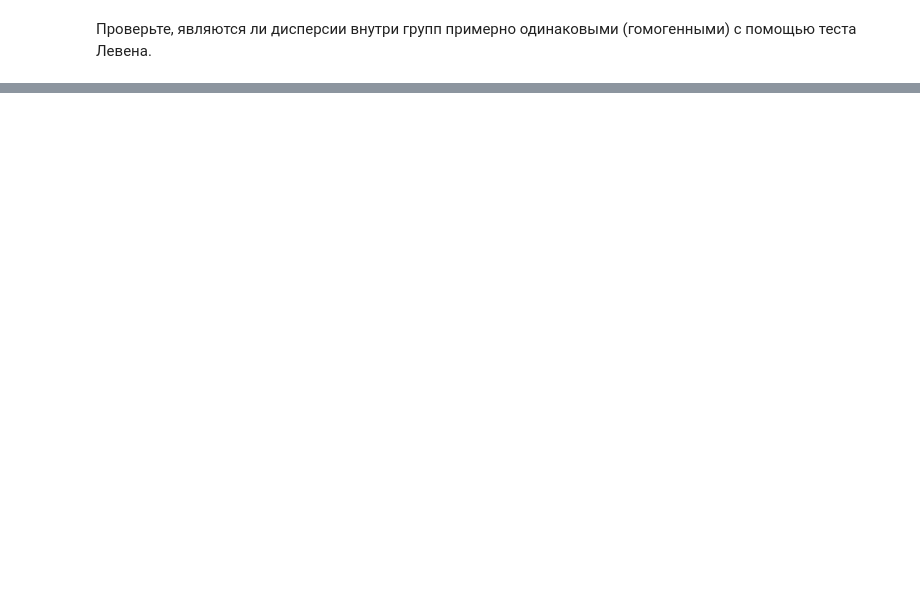
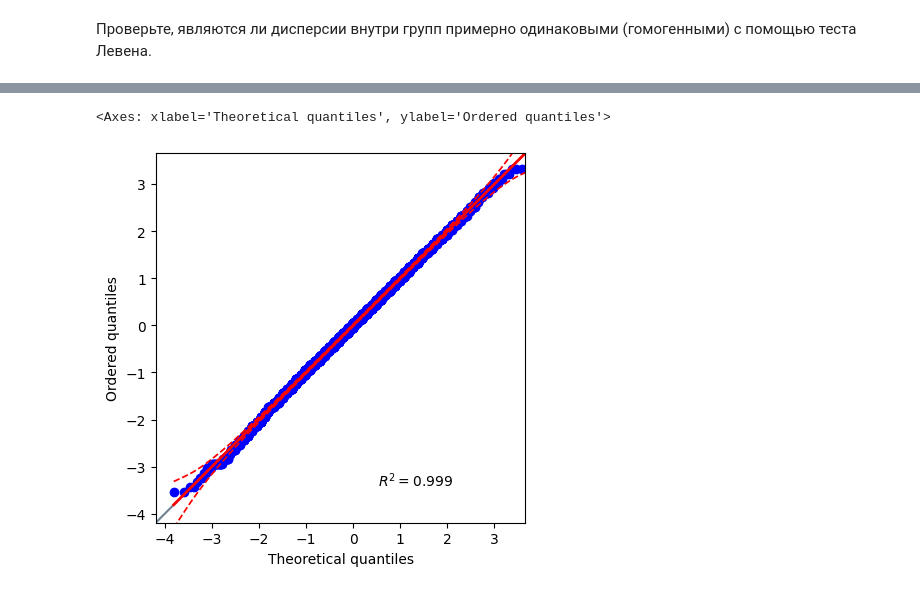
Before and after one commit to Praldmur/Simulation, a Jupyter notebook: 6_mod/5.ipynb, the cells around one changed output, grey strips where cells are left out. Drawn from its saved outputs; the diff is of its cells as text; code cells hidden in the pictures; blank space fills up the shorter version.

```diff
--- a/6_mod/5.ipynb
+++ b/6_mod/5.ipynb
@@ -1,12 +1,17 @@
 # %%
 import pandas as pd
-import scipy.stats as ss
+import scipy.stats as st
 import statsmodels.api as sm
 import statsmodels.formula.api as smf
 from statsmodels.stats.api import anova_lm
 from statsmodels.stats.multicomp import (pairwise_tukeyhsd, MultiComparison)
 import pingouin as pg
 import seaborn as sns
+import matplotlib.pyplot as plt
+sns.set_theme(
+    style="whitegrid",
+    rc={"figure.figsize": (7, 3.5)}
+)
 # %%
 t1 = pd.read_csv('5_task_1.csv')
 t2 = pd.read_csv('5_task_2.csv')
@@ -124,0 +136,5 @@ pg.anova(dv='events', between='group', data=t1)
+# %%
+pg.qqplot(t1.query("group=='A'")["events"], dist='norm')
+# %% [output]
+<Axes: xlabel='Theoretical quantiles', ylabel='Ordered quantiles'>
+[figure, added]
```
Also changed, not shown: parts of 38 cells of this notebook, 1 other file.
